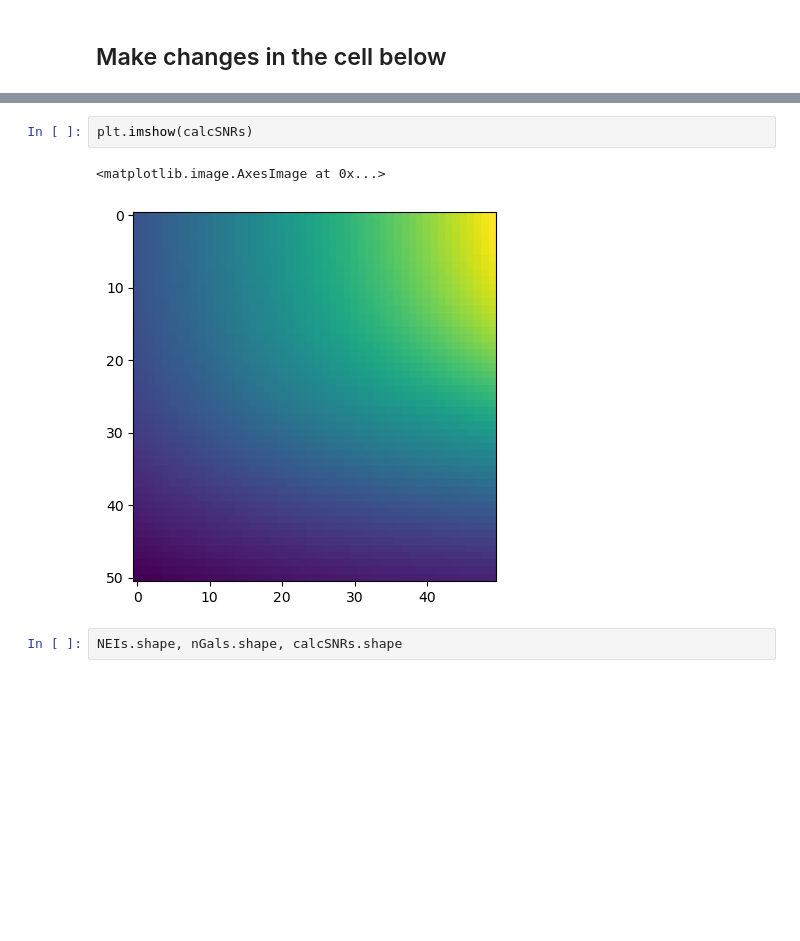
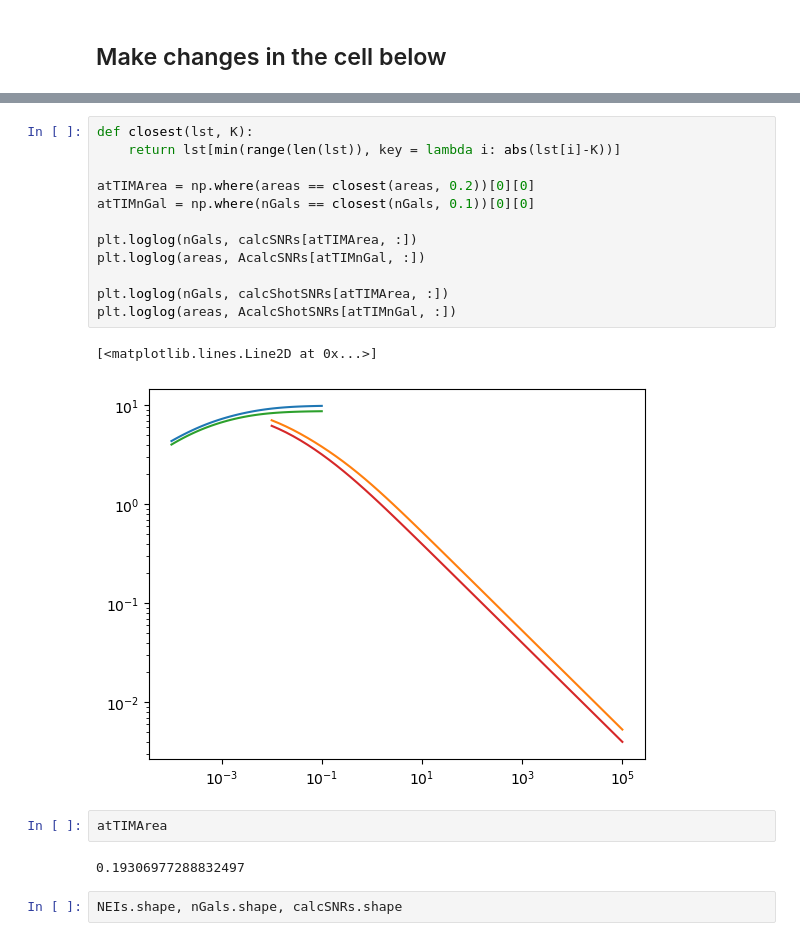
Before and after one commit to JuzzBracks/LIM, a Jupyter notebook: TIMxGal/CalcSNRContour.ipynb, the cells around one changed output, grey strips where cells are left out. Drawn from its saved outputs; the diff is of its cells as text; blank space fills up the shorter version.

```diff
--- a/TIMxGal/CalcSNRContour.ipynb
+++ b/TIMxGal/CalcSNRContour.ipynb
@@ -254,8 +268,22 @@ plt.loglog(nGals, calcSNRs[25, :])
-# %%
-plt.imshow(calcSNRs)
-# %% [output]
-<matplotlib.image.AxesImage at 0x...>
-[figure, removed]
+# %%
+def closest(lst, K):
+    return lst[min(range(len(lst)), key = lambda i: abs(lst[i]-K))]
+
+atTIMArea = np.where(areas == closest(areas, 0.2))[0][0]
+atTIMnGal = np.where(nGals == closest(nGals, 0.1))[0][0]
+
+plt.loglog(nGals, calcSNRs[atTIMArea, :])
+plt.loglog(areas, AcalcSNRs[atTIMnGal, :])
+
+plt.loglog(nGals, calcShotSNRs[atTIMArea, :])
+plt.loglog(areas, AcalcShotSNRs[atTIMnGal, :])
+# %% [output]
+[<matplotlib.lines.Line2D at 0x...>]
+[figure, added]
+# %%
+atTIMArea
+# %% [output]
+0.19306977288832497
 # %%
 NEIs.shape, nGals.shape, calcSNRs.shape
 # %% [output]
```
Also changed, not shown: parts of 21 cells of this notebook, 15 other files.
